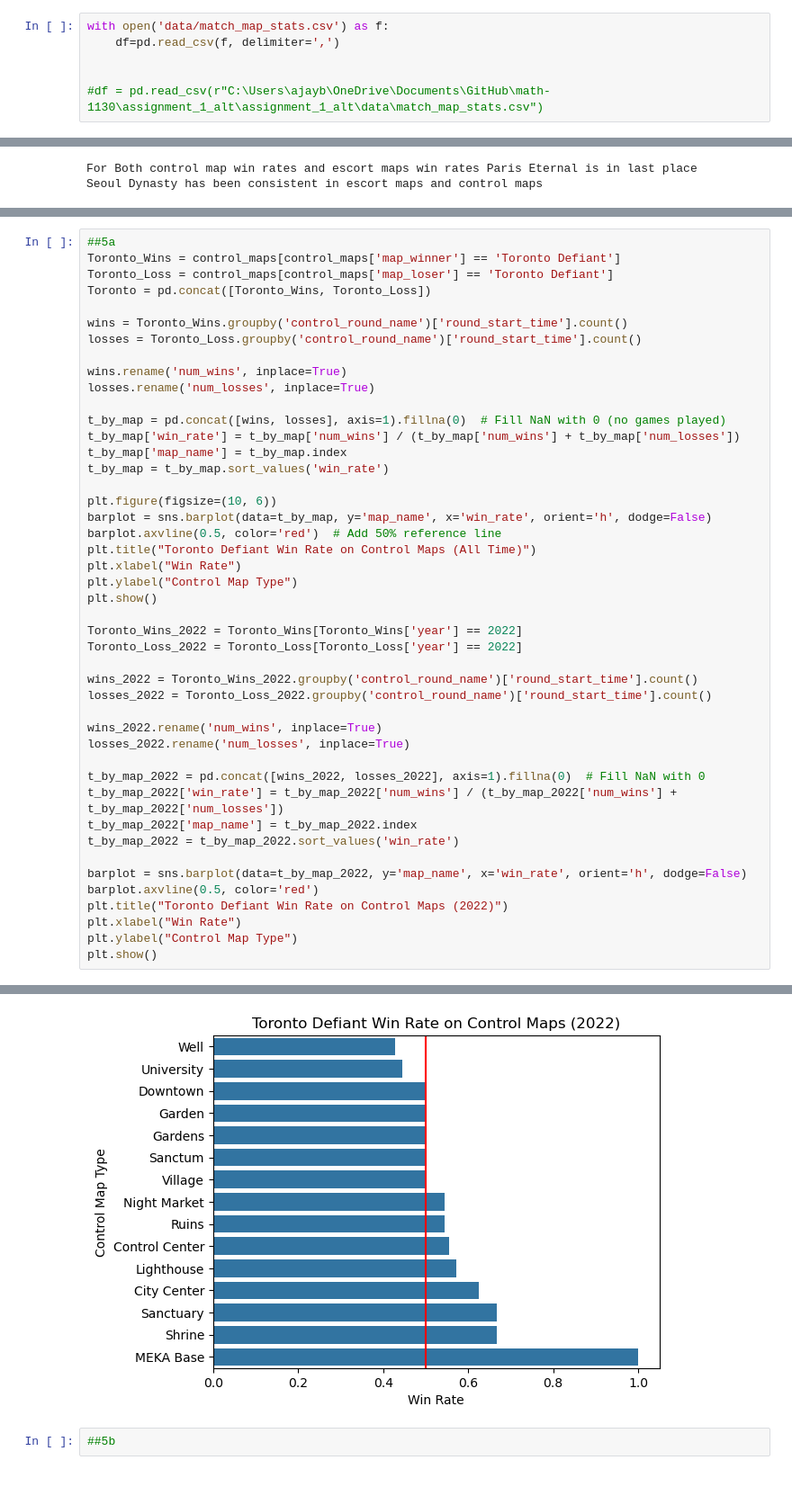
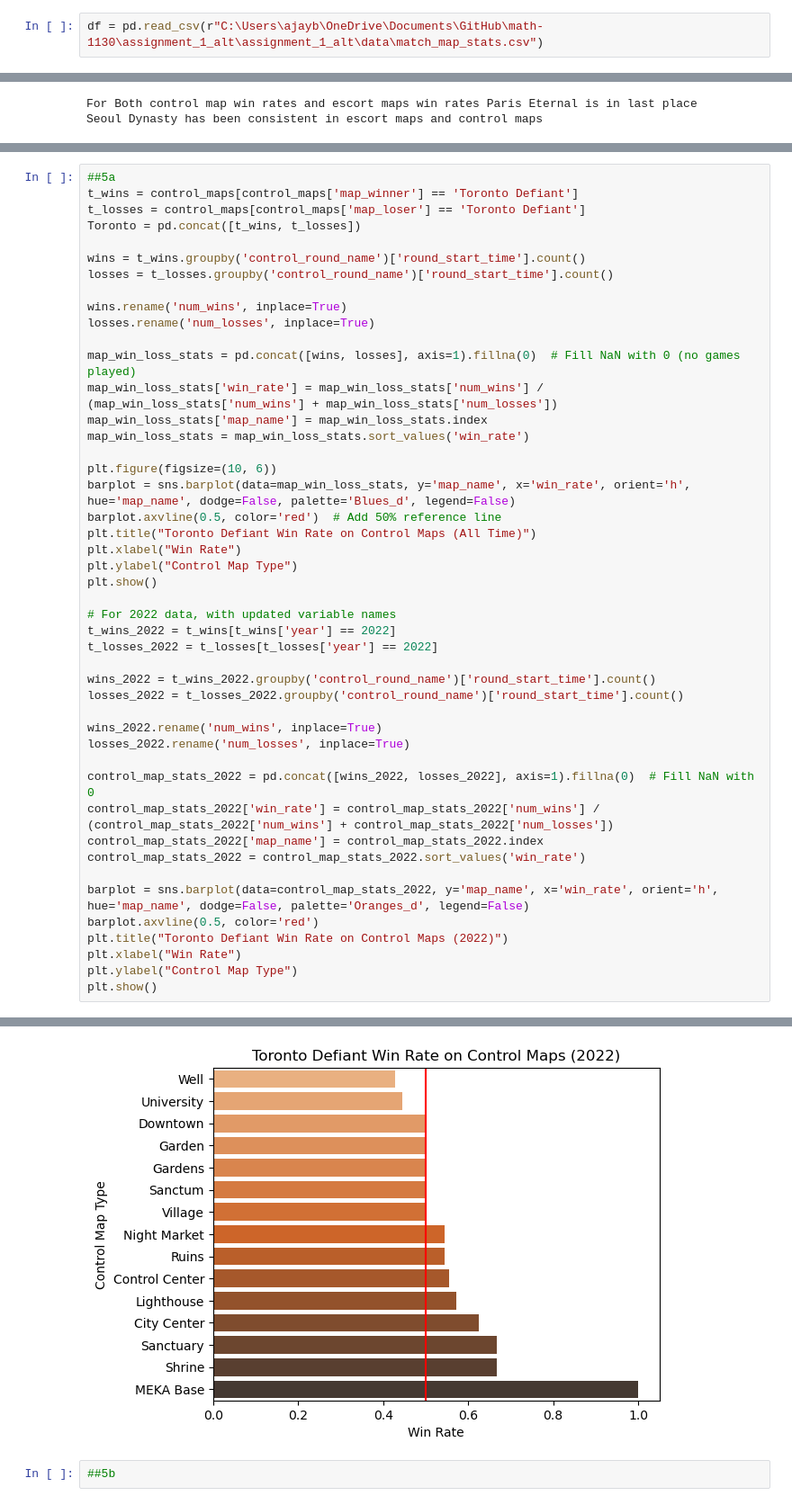
Before and after one commit to Ajay425/math-1130, a Jupyter notebook: assignment_1_alt/assignment_1_alt/assignment_1_STUDENT.ipynb, the cells around one changed output, grey strips where cells are left out. Shown at 90% size. Saved outputs shown, nothing was run; the diff lists cells and outputs as text.

````diff
--- a/assignment_1_alt/assignment_1_alt/assignment_1_STUDENT.ipynb
+++ b/assignment_1_alt/assignment_1_alt/assignment_1_STUDENT.ipynb
@@ -37,11 +37,7 @@ The client has a specific set of questions they would like to get answers to. Yo
 # %% [markdown]
 **1a) (1 mark)**  Use the pandas function ```read_csv()``` to load the file ```match_map_stats.csv``` as a DataFrame. Name this DataFrame ```df```.
 # %%
-with open('data/match_map_stats.csv') as f:
-    df=pd.read_csv(f, delimiter=',')
-
-
-#df = pd.read_csv(r"C:\Users\ajayb\OneDrive\Documents\GitHub\math-1130\assignment_1_alt\assignment_1_alt\data\match_map_stats.csv")
+df = pd.read_csv(r"C:\Users\ajayb\OneDrive\Documents\GitHub\math-1130\assignment_1_alt\assignment_1_alt\data\match_map_stats.csv")
 # %% [markdown]
 **1b) (1 mark)** Print the first 5 rows of the DataFrame
 # %%
@@ -533,44 +469,45 @@ Suppose you have been contracted as an analyst for the Toronto Defiant team.
 - 5e) **(3 marks)** Compare the mean ranks on Toronto's best maps to their worst maps. What does this analysis reveal about Toronto's map-specific win rates?
 # %%
 ##5a
-Toronto_Wins = control_maps[control_maps['map_winner'] == 'Toronto Defiant']
-Toronto_Loss = control_maps[control_maps['map_loser'] == 'Toronto Defiant']
-Toronto = pd.concat([Toronto_Wins, Toronto_Loss])
+t_wins = control_maps[control_maps['map_winner'] == 'Toronto Defiant']
+t_losses = control_maps[control_maps['map_loser'] == 'Toronto Defiant']
+Toronto = pd.concat([t_wins, t_losses])
 
-wins = Toronto_Wins.groupby('control_round_name')['round_start_time'].count()
-losses = Toronto_Loss.groupby('control_round_name')['round_start_time'].count()
+wins = t_wins.groupby('control_round_name')['round_start_time'].count()
+losses = t_losses.groupby('control_round_name')['round_start_time'].count()
 
 wins.rename('num_wins', inplace=True)
 losses.rename('num_losses', inplace=True)
 
-t_by_map = pd.concat([wins, losses], axis=1).fillna(0)  # Fill NaN with 0 (no games played)
-t_by_map['win_rate'] = t_by_map['num_wins'] / (t_by_map['num_wins'] + t_by_map['num_losses'])
-t_by_map['map_name'] = t_by_map.index
-t_by_map = t_by_map.sort_values('win_rate')
+map_win_loss_stats = pd.concat([wins, losses], axis=1).fillna(0)  # Fill NaN with 0 (no games played)
+map_win_loss_stats['win_rate'] = map_win_loss_stats['num_wins'] / (map_win_loss_stats['num_wins'] + map_win_loss_stats['num_losses'])
+map_win_loss_stats['map_name'] = map_win_loss_stats.index
+map_win_loss_stats = map_win_loss_stats.sort_values('win_rate')
 
 plt.figure(figsize=(10, 6))
-barplot = sns.barplot(data=t_by_map, y='map_name', x='win_rate', orient='h', dodge=False)
+barplot = sns.barplot(data=map_win_loss_stats, y='map_name', x='win_rate', orient='h', hue='map_name', dodge=False, palette='Blues_d', legend=False)
 barplot.axvline(0.5, color='red')  # Add 50% reference line
 plt.title("Toronto Defiant Win Rate on Control Maps (All Time)")
 plt.xlabel("Win Rate")
 plt.ylabel("Control Map Type")
 plt.show()
 
-Toronto_Wins_2022 = Toronto_Wins[Toronto_Wins['year'] == 2022]
-Toronto_Loss_2022 = Toronto_Loss[Toronto_Loss['year'] == 2022]
+# For 2022 data, with updated variable names
+t_wins_2022 = t_wins[t_wins['year'] == 2022]
+t_losses_2022 = t_losses[t_losses['year'] == 2022]
 
-wins_2022 = Toronto_Wins_2022.groupby('control_round_name')['round_start_time'].count()
-losses_2022 = Toronto_Loss_2022.groupby('control_round_name')['round_start_time'].count()
+wins_2022 = t_wins_2022.groupby('control_round_name')['round_start_time'].count()
+losses_2022 = t_losses_2022.groupby('control_round_name')['round_start_time'].count()
 
 wins_2022.rename('num_wins', inplace=True)
 losses_2022.rename('num_losses', inplace=True)
 
-t_by_map_2022 = pd.concat([wins_2022, losses_2022], axis=1).fillna(0)  # Fill NaN with 0
-t_by_map_2022['win_rate'] = t_by_map_2022['num_wins'] / (t_by_map_2022['num_wins'] + t_by_map_2022['num_losses'])
-t_by_map_2022['map_name'] = t_by_map_2022.index
-t_by_map_2022 = t_by_map_2022.sort_values('win_rate')
+control_map_stats_2022 = pd.concat([wins_2022, losses_2022], axis=1).fillna(0)  # Fill NaN with 0
+control_map_stats_2022['win_rate'] = control_map_stats_2022['num_wins'] / (control_map_stats_2022['num_wins'] + control_map_stats_2022['num_losses'])
+control_map_stats_2022['map_name'] = control_map_stats_2022.index
+control_map_stats_2022 = control_map_stats_2022.sort_values('win_rate')
 
-barplot = sns.barplot(data=t_by_map_2022, y='map_name', x='win_rate', orient='h', dodge=False)
+barplot = sns.barplot(data=control_map_stats_2022, y='map_name', x='win_rate', orient='h', hue='map_name', dodge=False, palette='Oranges_d', legend=False)
 barplot.axvline(0.5, color='red')
 plt.title("Toronto Defiant Win Rate on Control Maps (2022)")
 plt.xlabel("Win Rate")
@@ -581,4 +518,4 @@ plt.show()
-[figure, old version]
+[figure, new version]
 # %%
 ##5b
 # %%
````
Also changed, not shown: parts of 8 cells of this notebook.
